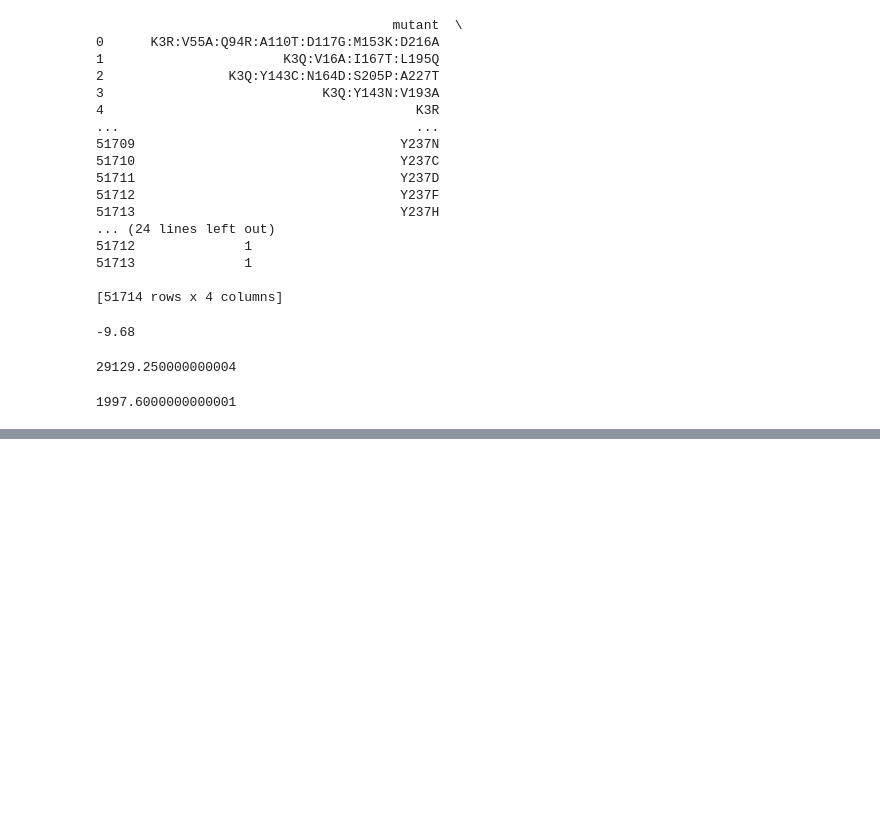
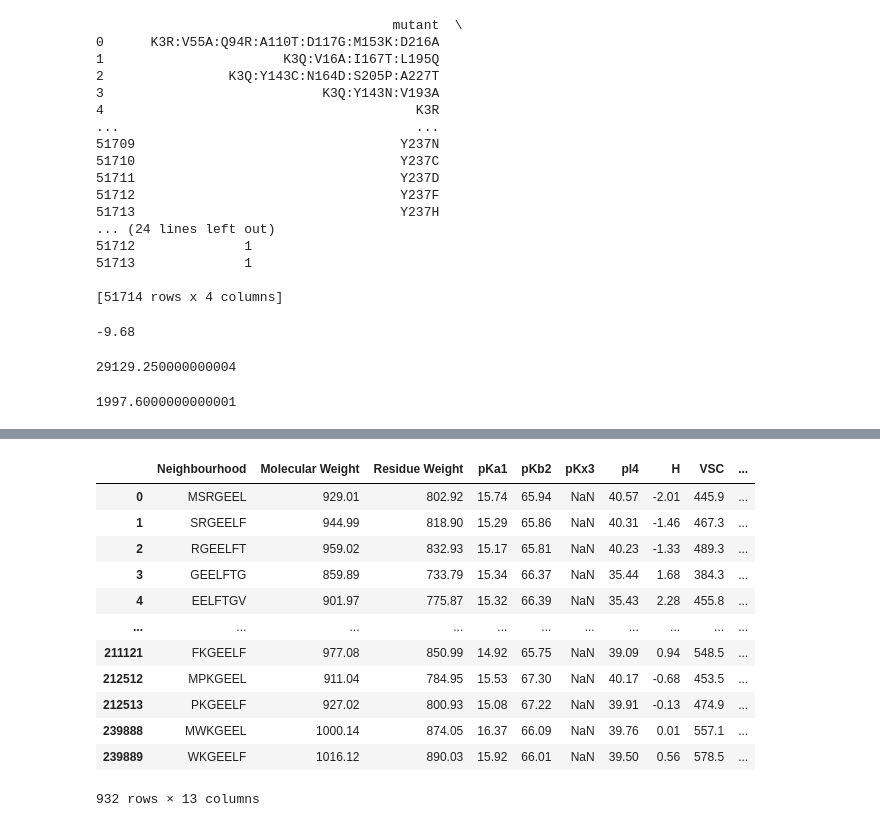
Before and after one commit to datascience-mobi-2023/topic02_team03, a Jupyter notebook: Roman-AS-Eigenschaften.ipynb, the cells around one changed output, grey strips where cells are left out. Cells and saved outputs as stored; diff of their text form; code cells hidden in the pictures; blank space fills up the shorter version.

```diff
--- a/Roman-AS-Eigenschaften.ipynb
+++ b/Roman-AS-Eigenschaften.ipynb
@@ -193,0 +368,15 @@ print(result_polar)
+# %%
+import pandas as pd
+
+# Count the number of mutations in each row
+original_datei["MutationCount"] = original_datei["mutant"].str.count(":") + 1
+
+# Filter the DataFrame to select rows with a single mutation
+single_mutations_df = original_datei[original_datei["MutationCount"] == 1].copy()
+
+# Drop the "MutationCount" column if not needed anymore
+single_mutations_df.drop("MutationCount", axis=1, inplace=True)
+
+# Print the resulting DataFrame
+print(single_mutations_df)
+#Erstellt Einzelmutanten --> besser als der vorige code um einzelmutanten zu erstellen?
@@ -193,0 +562,20 @@ print(result_polar)
+# %%
+# Drop duplicate rows with identical values
+Roman_2_filtered = Roman_2.drop_duplicates()
+
+# Print the filtered DataFrame
+(Roman_2_filtered)
+# %% [output]
+|  | Neighbourhood | Molecular Weight | Residue Weight | pKa1 | pKb2 | pKx3 | pl4 | H | VSC | ... |
+| 0 | MSRGEEL | 929.01 | 802.92 | 15.74 | 65.94 | NaN | 40.57 | -2.01 | 445.9 | ... |
+| 1 | SRGEELF | 944.99 | 818.90 | 15.29 | 65.86 | NaN | 40.31 | -1.46 | 467.3 | ... |
+| 2 | RGEELFT | 959.02 | 832.93 | 15.17 | 65.81 | NaN | 40.23 | -1.33 | 489.3 | ... |
+| 3 | GEELFTG | 859.89 | 733.79 | 15.34 | 66.37 | NaN | 35.44 | 1.68 | 384.3 | ... |
+| 4 | EELFTGV | 901.97 | 775.87 | 15.32 | 66.39 | NaN | 35.43 | 2.28 | 455.8 | ... |
+| ... | ... | ... | ... | ... | ... | ... | ... | ... | ... | ... |
+| 211121 | FKGEELF | 977.08 | 850.99 | 14.92 | 65.75 | NaN | 39.09 | 0.94 | 548.5 | ... |
+| 212512 | MPKGEEL | 911.04 | 784.95 | 15.53 | 67.30 | NaN | 40.17 | -0.68 | 453.5 | ... |
+| 212513 | PKGEELF | 927.02 | 800.93 | 15.08 | 67.22 | NaN | 39.91 | -0.13 | 474.9 | ... |
+| 239888 | MWKGEEL | 1000.14 | 874.05 | 16.37 | 66.09 | NaN | 39.76 | 0.01 | 557.1 | ... |
+| 239889 | WKGEELF | 1016.12 | 890.03 | 15.92 | 66.01 | NaN | 39.50 | 0.56 | 578.5 | ... |
+932 rows × 13 columns
```
Also changed, not shown: parts of 15 cells of this notebook.
